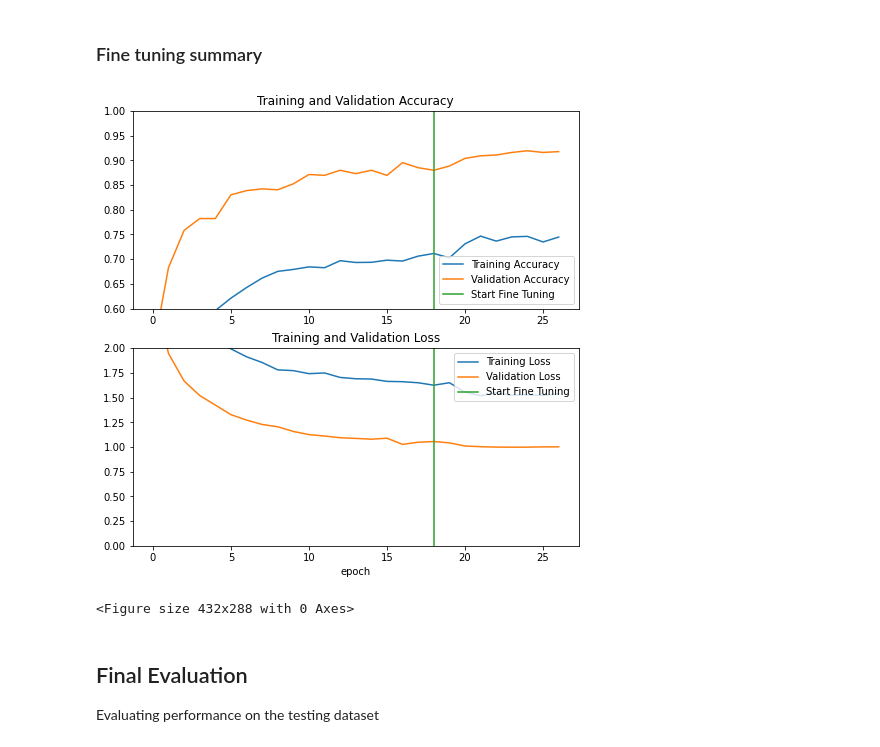
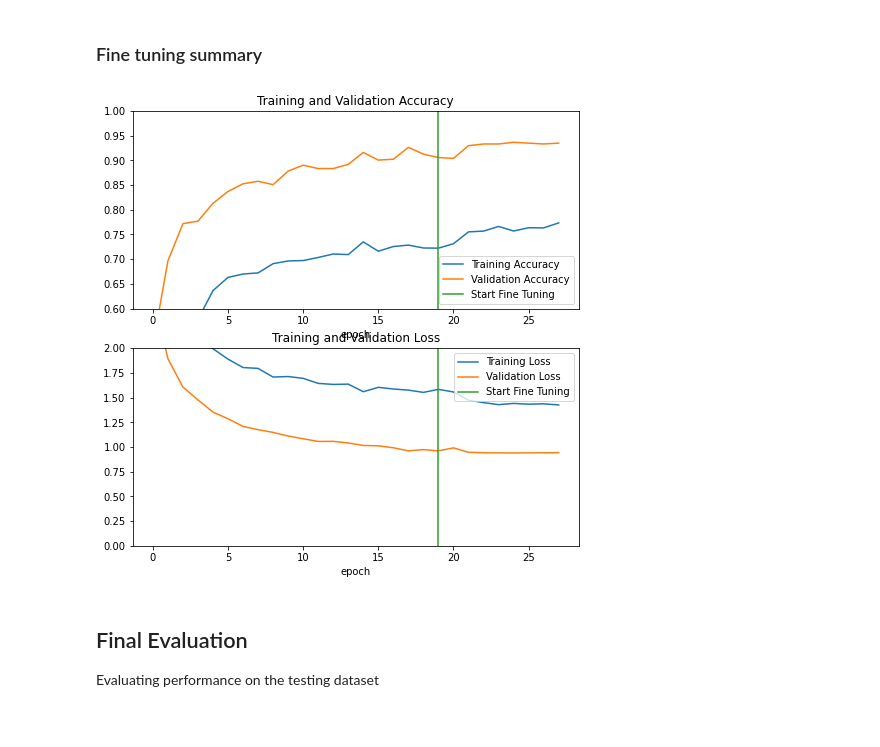
Before and after one commit to Wigu701/PokeDex-Project, a Jupyter notebook: pokeclassifier.ipynb, the cells around one changed output. Saved outputs shown, nothing was run; the diff lists cells and outputs as text; code cells hidden in the pictures.

Commit message:
Fixed model predictions. Retrained

```diff
--- a/pokeclassifier.ipynb
+++ b/pokeclassifier.ipynb
@@ -99,7 +99,7 @@ data_augmentation = tf.keras.Sequential([
     layers.RandomRotation(ROT_RANGE),
     layers.RandomTranslation(TRANS_RANGE, TRANS_RANGE, fill_mode='nearest'),
     layers.RandomZoom(ZOOM_RANGE, ZOOM_RANGE, fill_mode='nearest'),
-])
+], name='data_augmentation')
 # %% [markdown]
 ### Sample training images
 # %%
@@ -143,10 +143,10 @@ base_model.trainable = False
 ### Classification head
 # %%
 # Average pooling layer to flatten ResNet CNN output
-global_average_layer = tf.keras.layers.GlobalAveragePooling2D()
+global_average_layer = tf.keras.layers.GlobalAveragePooling2D(name='global_average')
 
 # Output layer
-output_layer = layers.Dense(149,activation='softmax',kernel_regularizer=tf.keras.regularizers.l2(0.001))
+output_layer = layers.Dense(149,activation='softmax',kernel_regularizer=tf.keras.regularizers.l2(0.001),name='output')
 # %% [markdown]
 ### Building and compiling model
 # %%
@@ -191,9 +191,10 @@ To best balance training and overfitting, we will utilize keras's EarlyStopping
 # %%
 from tensorflow.keras.callbacks import EarlyStopping
 
-checkpoint = tf.keras.callbacks.ModelCheckpoint("poke_model.h5",
+checkpoint = tf.keras.callbacks.ModelCheckpoint("poke_model",
                                                 monitor="val_loss",
                                                 save_best_only=True,
+                                                save_weights_only=True,
                                                 mode="min")
 early_stopping = EarlyStopping(monitor='val_loss',patience=3)
 
@@ -254,7 +255,7 @@ plt.show()
 Train higher layers of the base model for this dataset for more performance
 # %%
 # Load best version
-model = tf.keras.models.load_model('poke_model.h5')
+model.load_weights('poke_model')
 
 # Freeze all the layers before the `fine_tune_at` layer
 for layer in base_model.layers[:(len(base_model.layers) - FINE_TUNE_LAYERS)]:
@@ -313,34 +312,33 @@ Epoch 26/45
 # %%
 acc += history_fine.history['accuracy']
 val_acc += history_fine.history['val_accuracy']
 
 loss += history_fine.history['loss']
 val_loss += history_fine.history['val_loss']
 
 plt.figure(figsize=(8, 8))
 plt.subplot(2, 1, 1)
 plt.plot(acc, label='Training Accuracy')
 plt.plot(val_acc, label='Validation Accuracy')
 plt.ylim([0.6, 1])
 plt.plot([fine_start - 1,fine_start - 1],
           plt.ylim(), label='Start Fine Tuning')
 plt.legend(loc='lower right')
 plt.title('Training and Validation Accuracy')
+plt.xlabel('epoch')
 
 plt.subplot(2, 1, 2)
 plt.plot(loss, label='Training Loss')
 plt.plot(val_loss, label='Validation Loss')
 plt.ylim([0, 2.0])
 plt.plot([fine_start - 1,fine_start - 1],
          plt.ylim(), label='Start Fine Tuning')
 plt.legend(loc='upper right')
 plt.title('Training and Validation Loss')
 plt.xlabel('epoch')
 plt.show()
-plt.savefig('out.png')
 # %% [output]
-[figure, old version]
+[figure, new version]
-<Figure size 432x288 with 0 Axes>
 # %% [markdown]
 ## Final Evaluation
 
```
Also changed, not shown: parts of 14 cells of this notebook, 4 other files.
